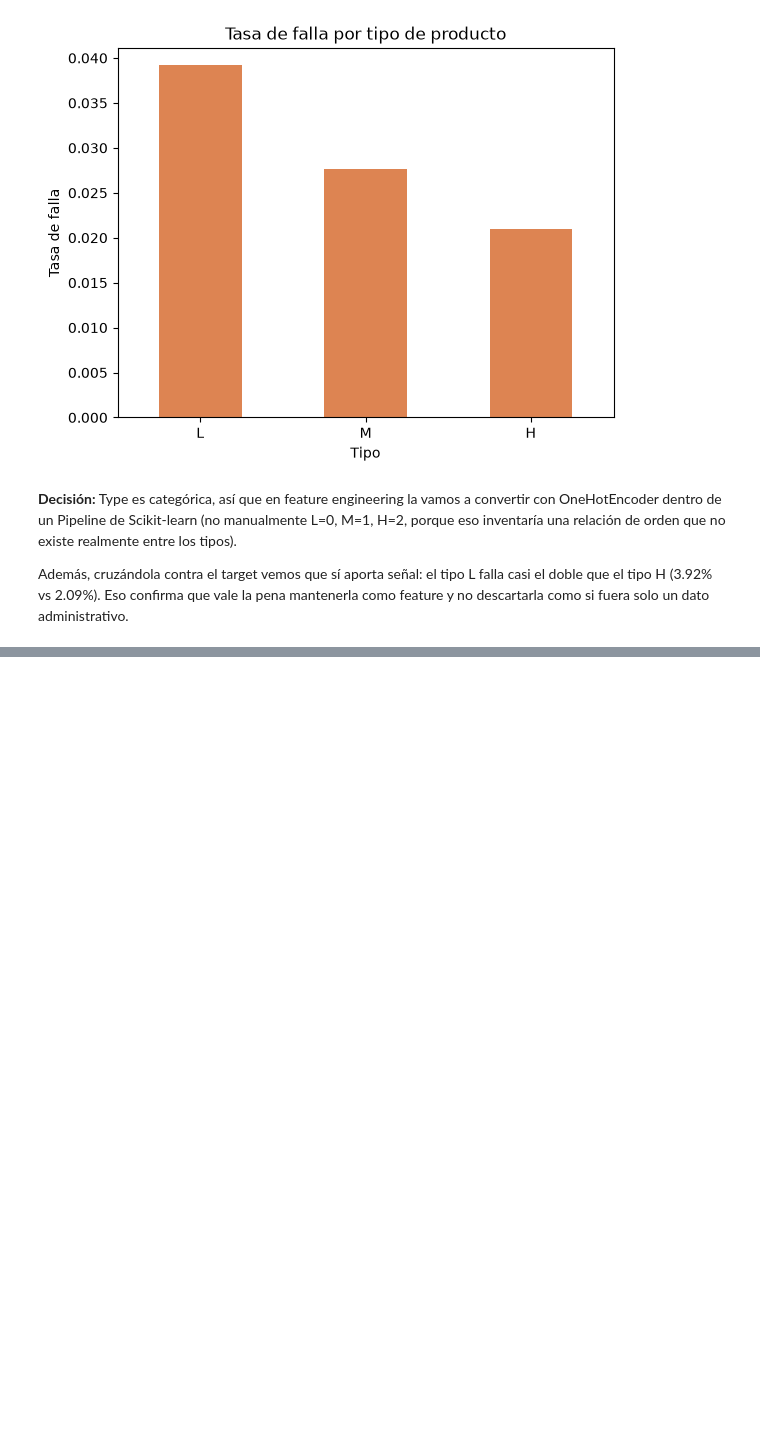
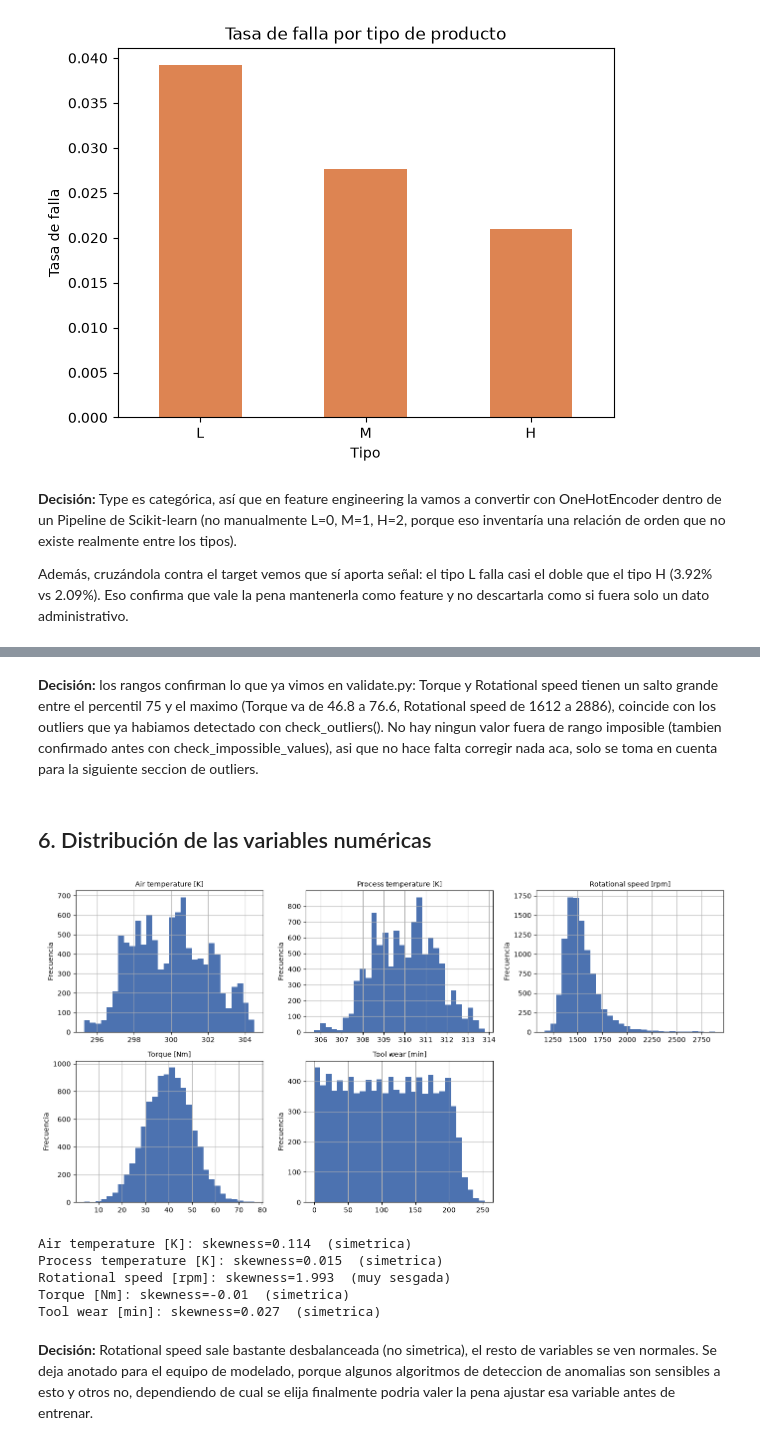
Before and after one commit to Juanpad17/ai4i-mlops, a Jupyter notebook: notebooks/01_EDA.ipynb, the cells around one changed output, grey strips where cells are left out. Cells and saved outputs as stored; diff of their text form; code cells hidden in the pictures; blank space fills up the shorter version.

Commit message:
agregar seccion 5 (variables numericas) y seccion 6 (distribuciones e histogramas) al EDA

```diff
--- a/notebooks/01_EDA.ipynb
+++ b/notebooks/01_EDA.ipynb
@@ -183,0 +186,12 @@ como si fuera solo un dato administrativo.
+# %%
+# ojo: los nombres reales llevan la unidad entre corchetes
+# (ej. "Torque [Nm]", no solo "Torque"), ya los vimos en la seccion 2
+numeric_features = [
+    "Air temperature [K]",
+    "Process temperature [K]",
+    "Rotational speed [rpm]",
+    "Torque [Nm]",
+    "Tool wear [min]",
+]
+
+df[numeric_features].describe().round(2)
@@ -183,0 +208,46 @@ como si fuera solo un dato administrativo.
+# %% [markdown]
+**Decisión:** los rangos confirman lo que ya vimos en validate.py:
+Torque y Rotational speed tienen un salto grande entre el percentil
+75 y el maximo (Torque va de 46.8 a 76.6, Rotational speed de 1612 a
+2886), coincide con los outliers que ya habiamos detectado con
+check_outliers(). No hay ningun valor fuera de rango imposible
+(tambien confirmado antes con check_impossible_values), asi que no
+hace falta corregir nada aca, solo se toma en cuenta para la siguiente
+seccion de outliers.
+# %% [markdown]
+## 6. Distribución de las variables numéricas
+# %%
+# graficamos las 5 variables juntas en una sola figura,
+# mas facil de comparar que 5 celdas separadas
+fig, axes = plt.subplots(2, 3, figsize=(14, 7))
+axes = axes.flatten()
+
+for i, col in enumerate(numeric_features):
+    df[col].hist(bins=30, ax=axes[i], color="#4C72B0")
+    axes[i].set_title(col, fontsize=10)
+    axes[i].set_ylabel("Frecuencia")
+
+fig.delaxes(axes[-1])  # sobra un eje, son 5 variables en grid de 6
+plt.tight_layout()
+plt.show()
+# %% [output]
+[figure, added]
+# %%
+from src.data_quality.validate import check_skewness
+
+skew_resultado = check_skewness(df)
+for col, info in skew_resultado.items():
+    print(f"{col}: skewness={info['skewness']}  ({info['interpretacion']})")
+# %% [output]
+Air temperature [K]: skewness=0.114  (simetrica)
+Process temperature [K]: skewness=0.015  (simetrica)
+Rotational speed [rpm]: skewness=1.993  (muy sesgada)
+Torque [Nm]: skewness=-0.01  (simetrica)
+Tool wear [min]: skewness=0.027  (simetrica)
+# %% [markdown]
+**Decisión:** Rotational speed sale bastante desbalanceada (no
+simetrica), el resto de variables se ven normales. Se deja anotado
+para el equipo de modelado, porque algunos algoritmos de deteccion de
+anomalias son sensibles a esto y otros no, dependiendo de cual se
+elija finalmente podria valer la pena ajustar esa variable antes de
+entrenar.
```
Also changed, not shown: parts of 2 cells of this notebook.
